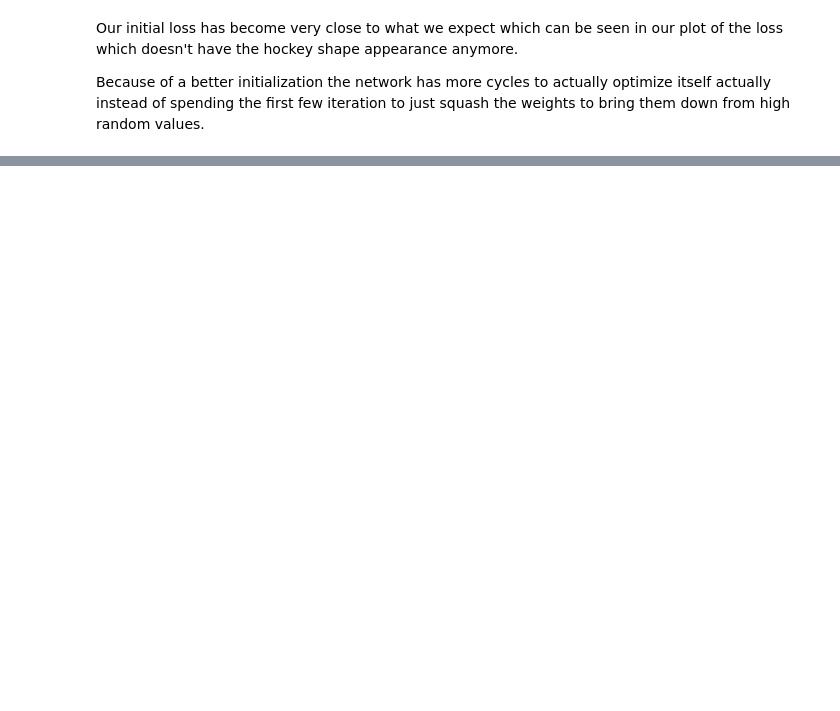
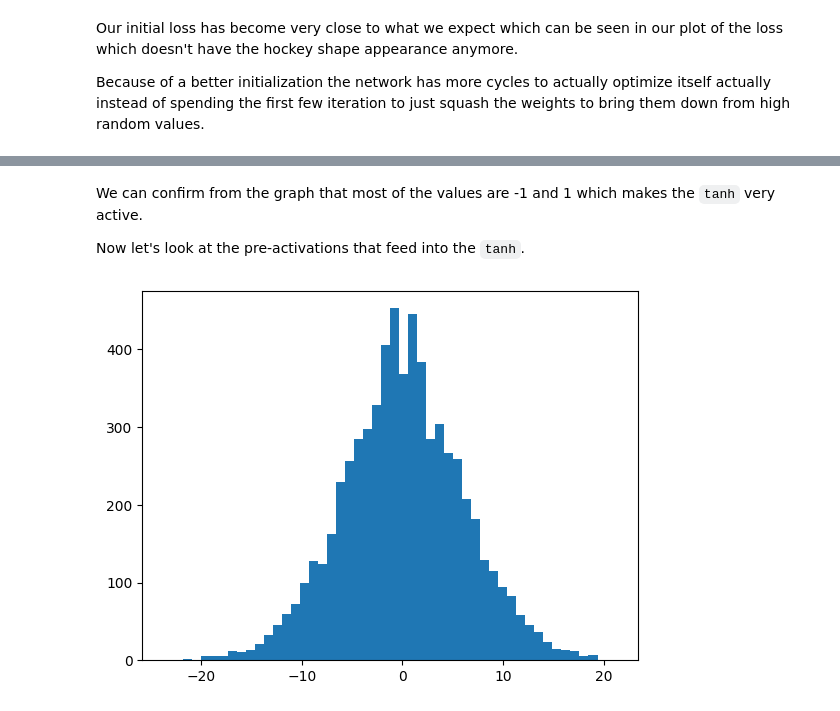
Before and after one commit to startswithzed/neural-nets-playground, a Jupyter notebook: makemore/mlp_pt2.ipynb, the cells around one changed output, grey strips where cells are left out. Cells and saved outputs as stored; diff of their text form; code cells hidden in the pictures; blank space fills up the shorter version.

```diff
--- a/makemore/mlp_pt2.ipynb
+++ b/makemore/mlp_pt2.ipynb
@@ -243,0 +294,8 @@ Because of a better initialization the network has more cycles to actually optim
+# %% [markdown]
+We can confirm from the graph that most of the values are -1 and 1 which makes the `tanh` very active.
+
+Now let's look at the pre-activations that feed into the `tanh`.
+# %%
+plt.hist(hpreact.view(-1).tolist(), 50);
+# %% [output]
+[figure, added]
```
Also changed, not shown: parts of 26 cells of this notebook.
